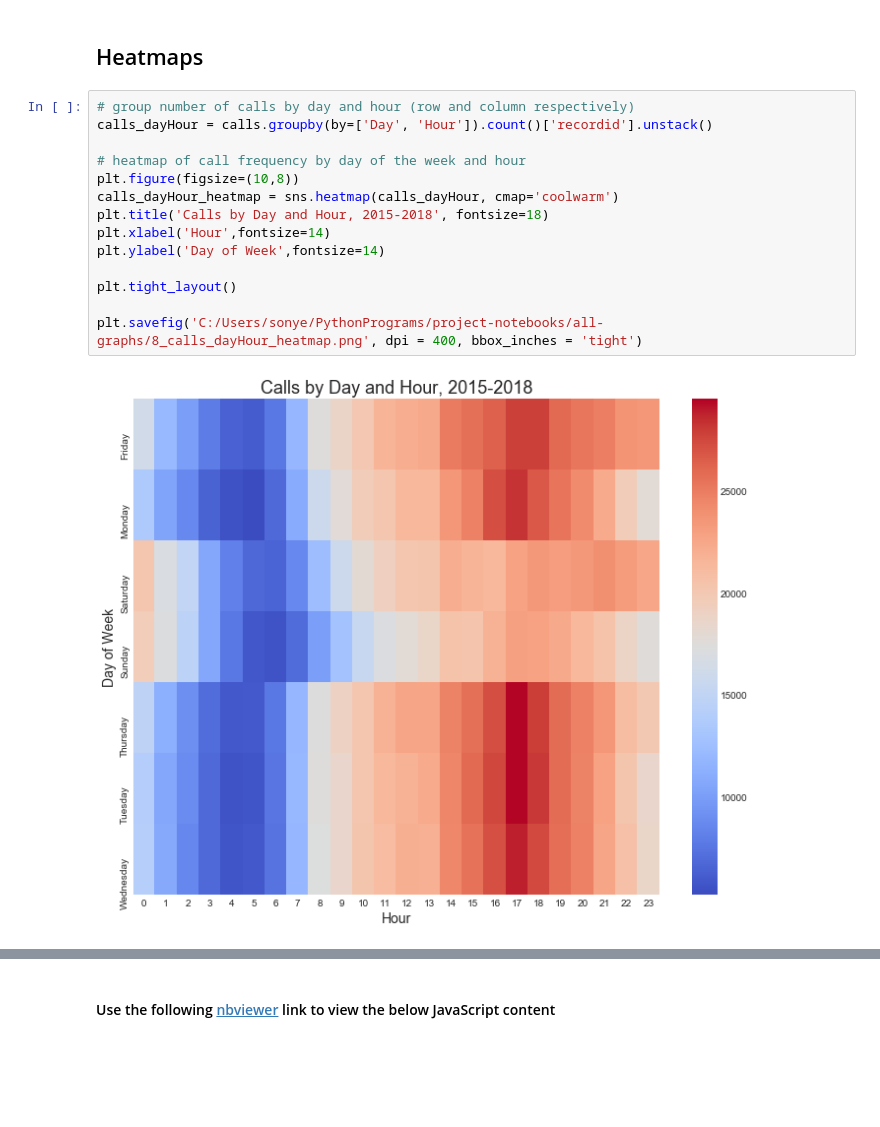
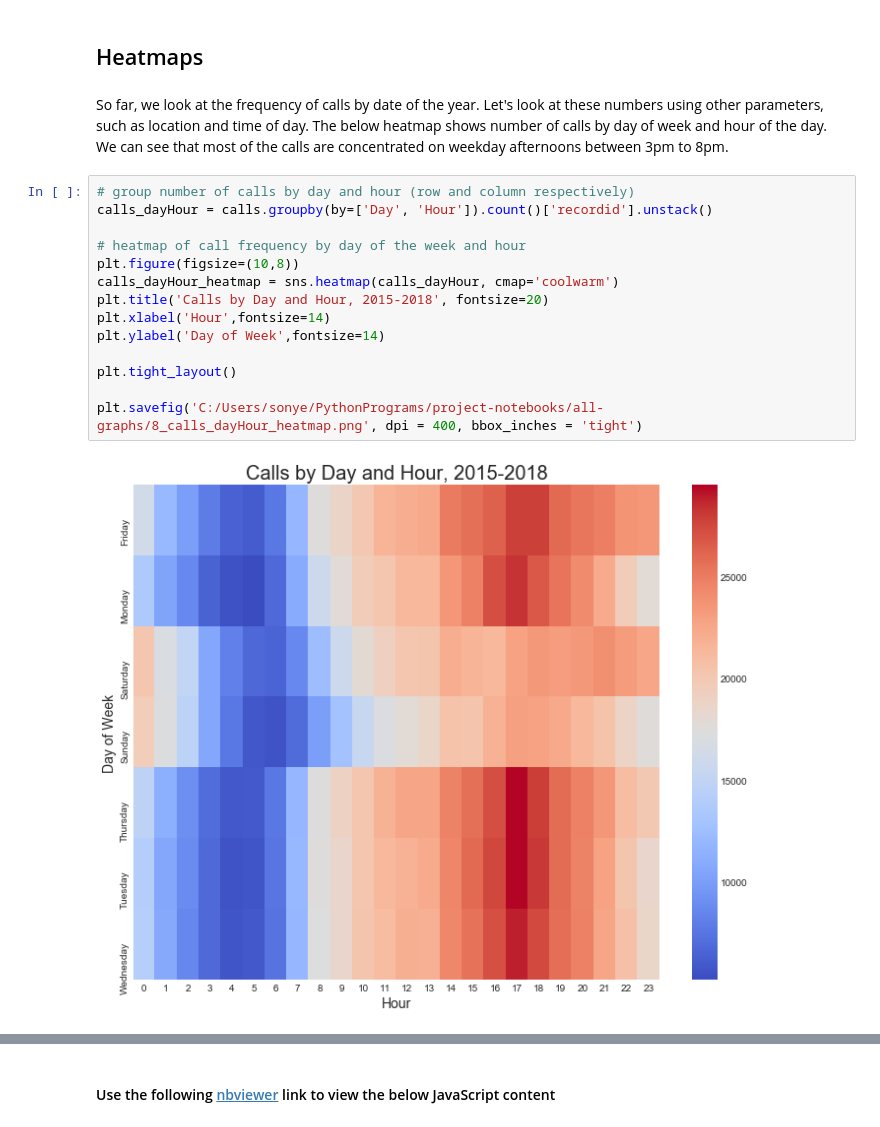
Before and after one commit to ymericson/Seaborn, a Jupyter notebook: Baltimore 911 Calls.ipynb, the cells around one changed output, grey strips where cells are left out. Cells and saved outputs as stored; diff of their text form; blank space fills up the shorter version.

```diff
--- a/Baltimore 911 Calls.ipynb
+++ b/Baltimore 911 Calls.ipynb
@@ -295,19 +303,21 @@ disorderly_calls_for_service.savefig('C:/Users/sonye/PythonPrograms/project-note
 [figure]
 # %% [markdown]
 ## Heatmaps
+# %% [markdown]
+So far, we look at the frequency of calls by date of the year. Let's look at these numbers using other parameters, such as location and time of day. The below heatmap shows number of calls by day of week and hour of the day. We can see that most of the calls are concentrated on weekday afternoons between 3pm to 8pm.
 # %%
 # group number of calls by day and hour (row and column respectively)
 calls_dayHour = calls.groupby(by=['Day', 'Hour']).count()['recordid'].unstack()
 
 # heatmap of call frequency by day of the week and hour
 plt.figure(figsize=(10,8))
 calls_dayHour_heatmap = sns.heatmap(calls_dayHour, cmap='coolwarm')
-plt.title('Calls by Day and Hour, 2015-2018', fontsize=18)
+plt.title('Calls by Day and Hour, 2015-2018', fontsize=20)
 plt.xlabel('Hour',fontsize=14)
 plt.ylabel('Day of Week',fontsize=14)
 
 plt.tight_layout()
 
 plt.savefig('C:/Users/sonye/PythonPrograms/project-notebooks/all-graphs/8_calls_dayHour_heatmap.png', dpi = 400, bbox_inches = 'tight')
 # %% [output]
-[figure, old version]
+[figure, new version]
```
Also changed, not shown: parts of 13 cells of this notebook, 5 other files.
